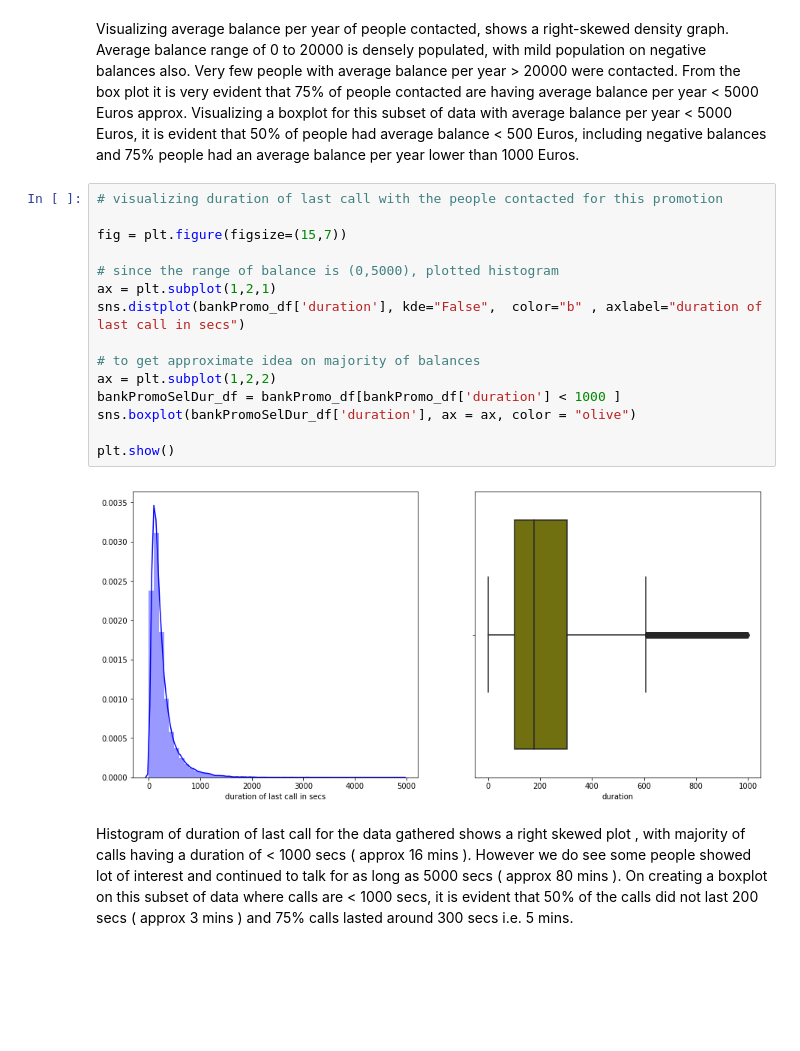
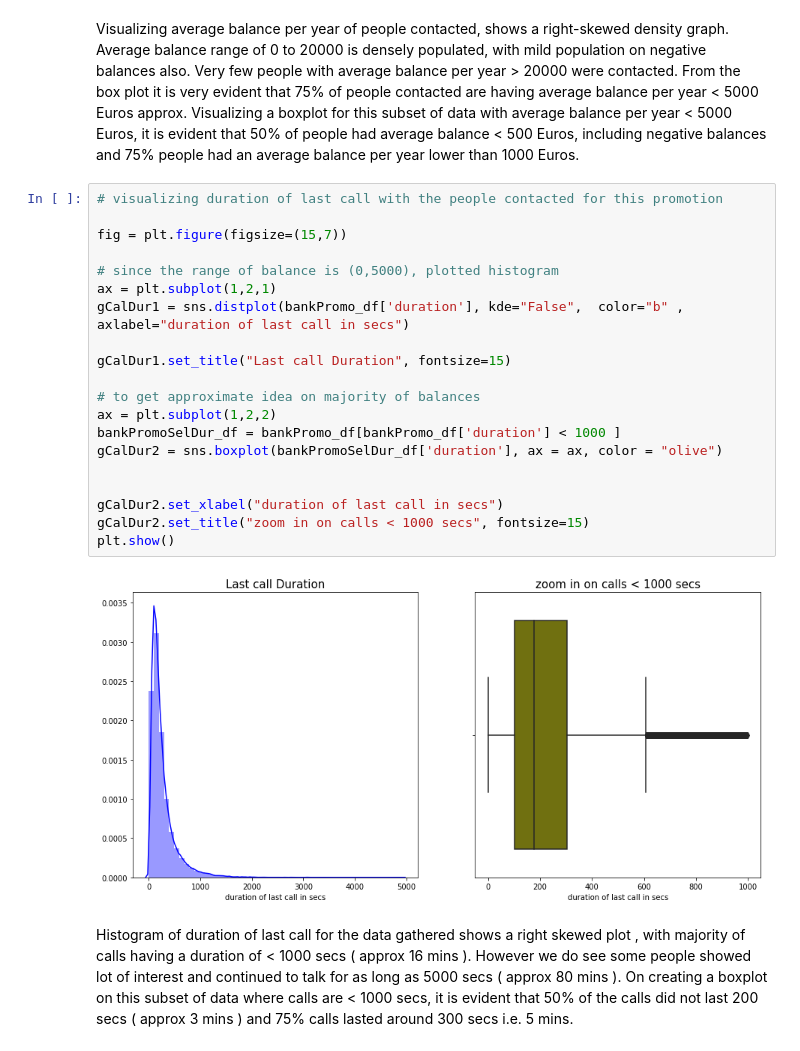
Before and after one commit to nhendersonkuns/awesomedataminers, a Jupyter notebook: BankPromotionDataAnalysis.ipynb, the cells around one changed output. Cells and saved outputs as stored; diff of their text form; blank space fills up the shorter version.

```diff
--- a/BankPromotionDataAnalysis.ipynb
+++ b/BankPromotionDataAnalysis.ipynb
@@ -502,20 +507,25 @@ Visualizing average balance per year of people contacted, shows a right-skewed d
 # %%
 # visualizing duration of last call with the people contacted for this promotion
 
 fig = plt.figure(figsize=(15,7))
 
 # since the range of balance is (0,5000), plotted histogram
 ax = plt.subplot(1,2,1)
-sns.distplot(bankPromo_df['duration'], kde="False",  color="b" , axlabel="duration of last call in secs")
+gCalDur1 = sns.distplot(bankPromo_df['duration'], kde="False",  color="b" , axlabel="duration of last call in secs")
+
+gCalDur1.set_title("Last call Duration", fontsize=15)
 
 # to get approximate idea on majority of balances
 ax = plt.subplot(1,2,2)
 bankPromoSelDur_df = bankPromo_df[bankPromo_df['duration'] < 1000 ]
-sns.boxplot(bankPromoSelDur_df['duration'], ax = ax, color = "olive")
+gCalDur2 = sns.boxplot(bankPromoSelDur_df['duration'], ax = ax, color = "olive")
 
+
+gCalDur2.set_xlabel("duration of last call in secs")
+gCalDur2.set_title("zoom in on calls < 1000 secs", fontsize=15)
 plt.show()
 # %% [output]
-[figure, old version]
+[figure, new version]
 # %% [markdown]
 Histogram of duration of last call for the data gathered shows a right skewed plot , with majority of calls having a duration of < 1000 secs ( approx 16 mins ).
 However we do see some people showed lot of interest and continued to talk for as long as 5000 secs ( approx 80 mins ). On creating a boxplot on this subset of data where calls are < 1000 secs, it is evident that 50% of the calls did not last 200 secs ( approx 3 mins ) and 75% calls lasted around 300 secs i.e. 5 mins.
```
Also changed, not shown: parts of 10 cells of this notebook.
